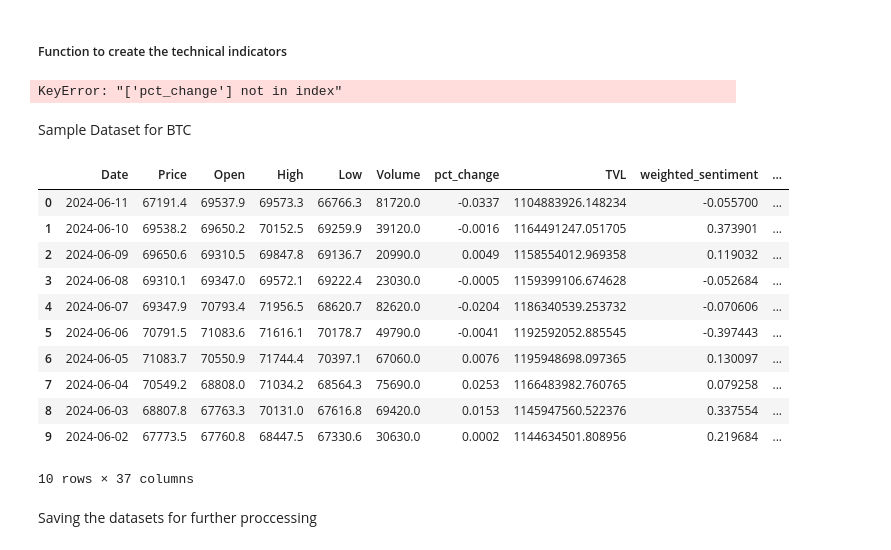
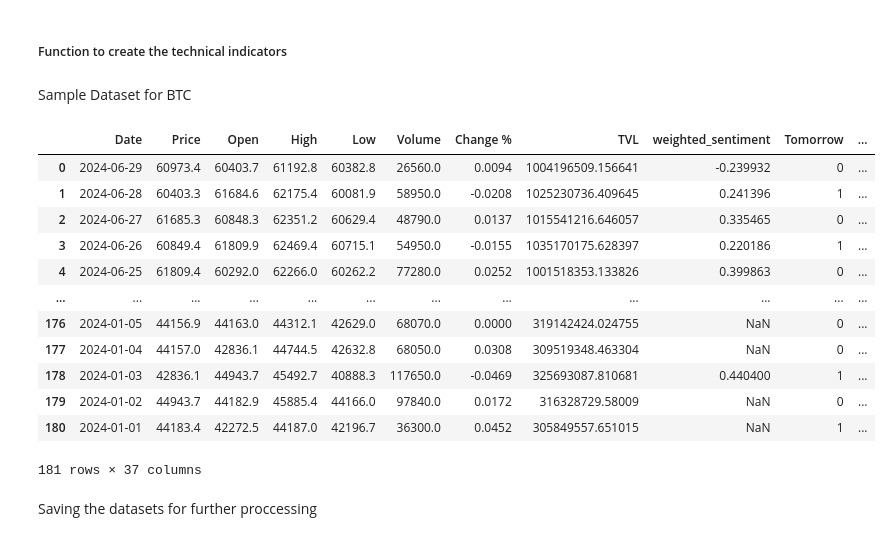
Before and after one commit to NumericCamel/Master-Thesis, a Jupyter notebook: dataset_creation.ipynb, the cells around one changed output. Cells and saved outputs as stored; diff of their text form; code cells hidden in the pictures.

```diff
--- a/dataset_creation.ipynb
+++ b/dataset_creation.ipynb
@@ -440,37 +440,36 @@ def technical_analysis(df):
 
     ta['CCI_td'] = ta.CCI.apply(CCI_td)
 
-    ta = ta[['Date', 'Price', 'Open', 'High', 'Low', 'Volume', 'pct_change','TVL', 'weighted_sentiment',
+    ta = ta[['Date', 'Price', 'Open', 'High', 'Low', 'Volume', 'Change %','TVL', 'weighted_sentiment',
        'Tomorrow', 'Gold_Price', 'Gold_Open', 'Gold_High', 'Gold_Low',
        'Gold_Volume', 'Gold_pct_change', 'SNP_Price', 'SNP_Open', 'SNP_High',
        'SNP_Low', 'SNP_Volume', 'SNP_pct_change', 'VIX_Price', 'VIX_Open',
        'VIX_High', 'VIX_Low', 'VIX_pct_change','MA_td','3MA_td',
        '%K_td','%D_td','RSI_td',
-       'Momentum_td','MACD_td','CCI_td','Wikipedia_Views_x','Google_Trends_x']]
+       'Momentum_td','MACD_td','CCI_td','Wikipedia_Views','Google_Trends']]
 
     return ta
 # %%
 #btcc, ethh, soll = technical_analysis(btc_1), technical_analysis(eth_1), technical_analysis(sol_1)
 btcc = technical_analysis(btc_1)
-# %% [output]
-KeyError: "['pct_change'] not in index"
 # %% [markdown]
 Sample Dataset for BTC
 # %%
-btcc.head(10)
+btcc
 # %% [output]
-|  | Date | Price | Open | High | Low | Volume | pct_change | TVL | weighted_sentiment | ... |
-| 0 | 2024-06-11 | 67191.4 | 69537.9 | 69573.3 | 66766.3 | 81720.0 | -0.0337 | 1104883926.148234 | -0.055700 | ... |
-| 1 | 2024-06-10 | 69538.2 | 69650.2 | 70152.5 | 69259.9 | 39120.0 | -0.0016 | 1164491247.051705 | 0.373901 | ... |
-| 2 | 2024-06-09 | 69650.6 | 69310.5 | 69847.8 | 69136.7 | 20990.0 | 0.0049 | 1158554012.969358 | 0.119032 | ... |
-| 3 | 2024-06-08 | 69310.1 | 69347.0 | 69572.1 | 69222.4 | 23030.0 | -0.0005 | 1159399106.674628 | -0.052684 | ... |
-| 4 | 2024-06-07 | 69347.9 | 70793.4 | 71956.5 | 68620.7 | 82620.0 | -0.0204 | 1186340539.253732 | -0.070606 | ... |
-| 5 | 2024-06-06 | 70791.5 | 71083.6 | 71616.1 | 70178.7 | 49790.0 | -0.0041 | 1192592052.885545 | -0.397443 | ... |
-| 6 | 2024-06-05 | 71083.7 | 70550.9 | 71744.4 | 70397.1 | 67060.0 | 0.0076 | 1195948698.097365 | 0.130097 | ... |
-| 7 | 2024-06-04 | 70549.2 | 68808.0 | 71034.2 | 68564.3 | 75690.0 | 0.0253 | 1166483982.760765 | 0.079258 | ... |
-| 8 | 2024-06-03 | 68807.8 | 67763.3 | 70131.0 | 67616.8 | 69420.0 | 0.0153 | 1145947560.522376 | 0.337554 | ... |
-| 9 | 2024-06-02 | 67773.5 | 67760.8 | 68447.5 | 67330.6 | 30630.0 | 0.0002 | 1144634501.808956 | 0.219684 | ... |
+|  | Date | Price | Open | High | Low | Volume | Change % | TVL | weighted_sentiment | Tomorrow | ... |
+| 0 | 2024-06-29 | 60973.4 | 60403.7 | 61192.8 | 60382.8 | 26560.0 | 0.0094 | 1004196509.156641 | -0.239932 | 0 | ... |
+| 1 | 2024-06-28 | 60403.3 | 61684.6 | 62175.4 | 60081.9 | 58950.0 | -0.0208 | 1025230736.409645 | 0.241396 | 1 | ... |
+| 2 | 2024-06-27 | 61685.3 | 60848.3 | 62351.2 | 60629.4 | 48790.0 | 0.0137 | 1015541216.646057 | 0.335465 | 0 | ... |
+| 3 | 2024-06-26 | 60849.4 | 61809.9 | 62469.4 | 60715.1 | 54950.0 | -0.0155 | 1035170175.628397 | 0.220186 | 1 | ... |
+| 4 | 2024-06-25 | 61809.4 | 60292.0 | 62266.0 | 60262.2 | 77280.0 | 0.0252 | 1001518353.133826 | 0.399863 | 0 | ... |
+| ... | ... | ... | ... | ... | ... | ... | ... | ... | ... | ... | ... |
+| 176 | 2024-01-05 | 44156.9 | 44163.0 | 44312.1 | 42629.0 | 68070.0 | 0.0000 | 319142424.024755 | NaN | 0 | ... |
+| 177 | 2024-01-04 | 44157.0 | 42836.1 | 44744.5 | 42632.8 | 68050.0 | 0.0308 | 309519348.463304 | NaN | 0 | ... |
+| 178 | 2024-01-03 | 42836.1 | 44943.7 | 45492.7 | 40888.3 | 117650.0 | -0.0469 | 325693087.810681 | 0.440400 | 1 | ... |
+| 179 | 2024-01-02 | 44943.7 | 44182.9 | 45885.4 | 44166.0 | 97840.0 | 0.0172 | 316328729.58009 | NaN | 0 | ... |
+| 180 | 2024-01-01 | 44183.4 | 42272.5 | 44187.0 | 42196.7 | 36300.0 | 0.0452 | 305849557.651015 | NaN | 1 | ... |
-10 rows × 37 columns
+181 rows × 37 columns
 # %% [markdown]
 Saving the datasets for further proccessing
 # %%
```
Also changed, not shown: parts of 5 cells of this notebook, 8 other files.
